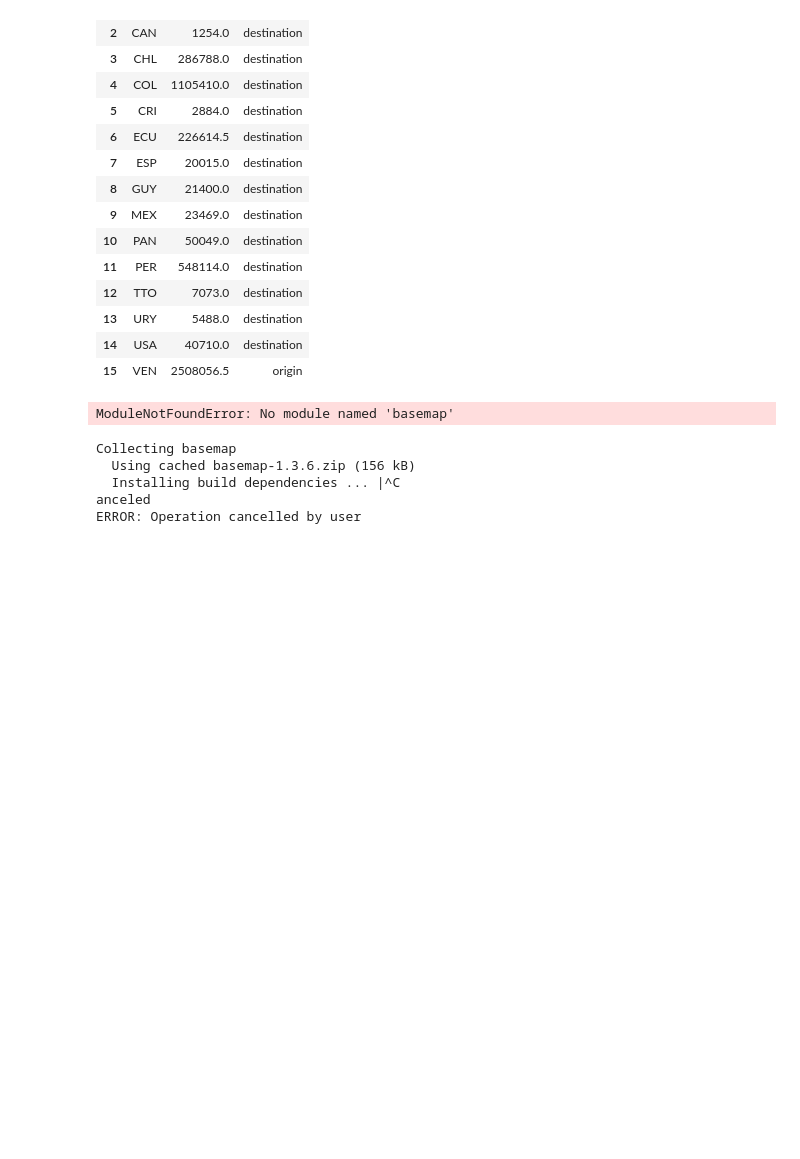
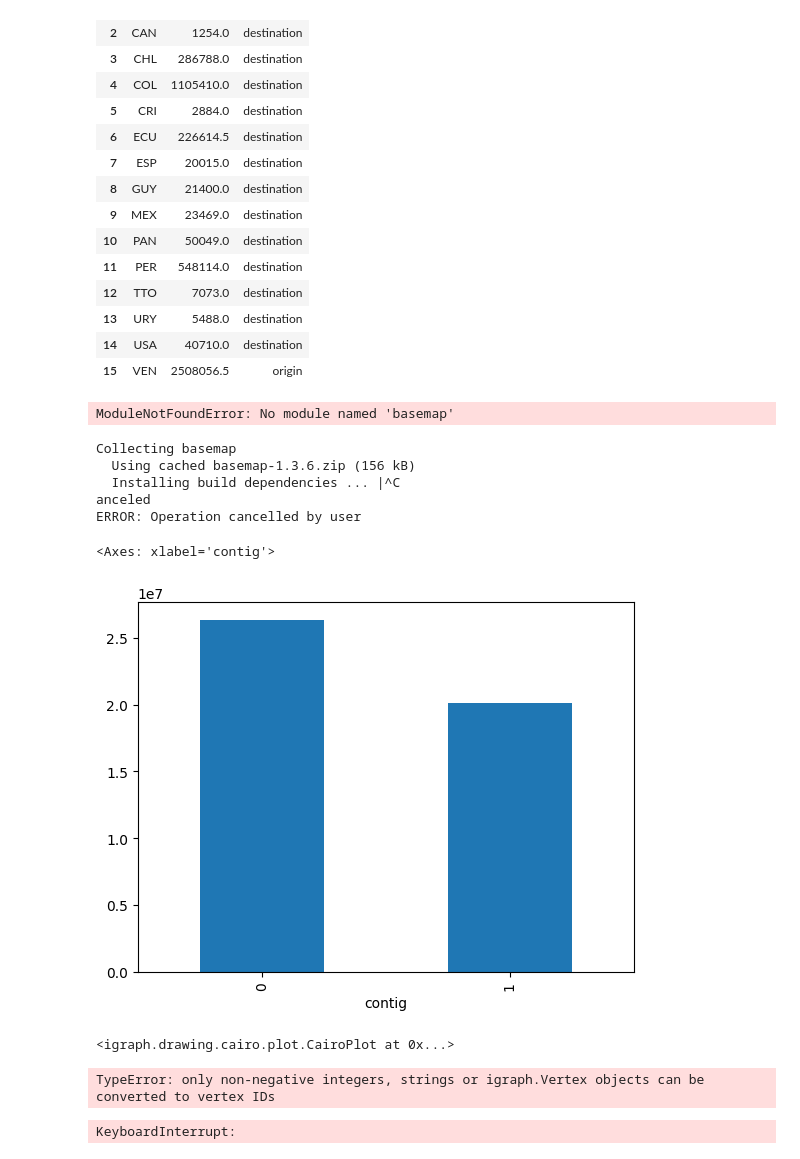
Before and after one commit to 4Freye/refugees, a Jupyter notebook: notebooks/descriptive_analysis/02_ef_descriptive_analysis.ipynb, the cells around one changed output. Saved outputs shown, nothing was run; the diff lists cells and outputs as text; code cells hidden in the pictures; blank space fills up the shorter version.

```diff
--- a/notebooks/descriptive_analysis/02_ef_descriptive_analysis.ipynb
+++ b/notebooks/descriptive_analysis/02_ef_descriptive_analysis.ipynb
@@ -287,3 +246,56 @@ fig.update_geos(
     visible=True, resolution=50,
     showcountries=True, countrycolor="RebeccaPurple")
 fig.show()
+# %%
+df.groupby('contig').sum('newarrival').newarrival.plot.bar()
+# %% [output]
+<Axes: xlabel='contig'>
+[figure, added]
+# %%
+df_network = df.drop_duplicates(['iso_o','iso_d','contig'])
+df_network = df_network[df_network.contig == 1]
+
+graph2 = ig.Graph.TupleList(df_network[['iso_o','iso_d']].itertuples(index=False), directed=False)
+
+graph2.vs['color'] = assign_colors(pd.Series(graph2.vs()['name']).to_frame().merge(df, how='left', left_on=0, right_on='iso_o').drop_duplicates('iso_o')['Region_o'])
+graph2.vs['label'] = graph2.vs['name']
+
+# vs_size = np.emath.logn(1.2, pd.Series(graph.vs()['name']).to_frame().merge(df, how='left', left_on=0, right_on='iso_o').drop_duplicates('iso_o')['pop_o'])
+ig.plot(graph2)
+# %% [output]
+<igraph.drawing.cairo.plot.CairoPlot at 0x...>
+# %%
+def get_degree_of_sep(graph, name1, name2):
+    a_series = pd.Series(graph.vs['name'])
+    an_index = a_series[a_series == 'AFG'].index.tolist()[0]
+# %% [output]
+TypeError: only non-negative integers, strings or igraph.Vertex objects can be converted to vertex IDs
+# %%
+a_series = pd.Series(graph2.vs['name'])
+an_index = a_series[a_series == 'AFG'].index.tolist()[0]
+
+
+def degrees_of_separation(graph, source_name, target_name):
+    """
+    Returns the number of degrees of separation between two nodes in a graph.
+
+    Parameters:
+    graph (igraph.Graph): The graph to compute the degrees of separation in.
+    source_name (str): The name of the source node.
+    target_name (str): The name of the target node.
+
+    Returns:
+    int: The number of degrees of separation between the source and target nodes.
+          Returns None if the nodes are not connected.
+    """
+    try:
+        source_idx = graph.vs.find(name=source_name).index
+        target_idx = graph.vs.find(name=target_name).index
+        shortest_path = graph.get_shortest_paths(source_idx, to=target_idx, output="vpath")[0]
+        return len(shortest_path) - 1
+    except ValueError:
+        return -1
+
+df.apply(lambda x: degrees_of_separation(graph2, x.iso_o, x.iso_d), axis=1)
+# %% [output]
+KeyboardInterrupt:
```
Also changed, not shown: parts of 23 cells of this notebook, 2 other files.
